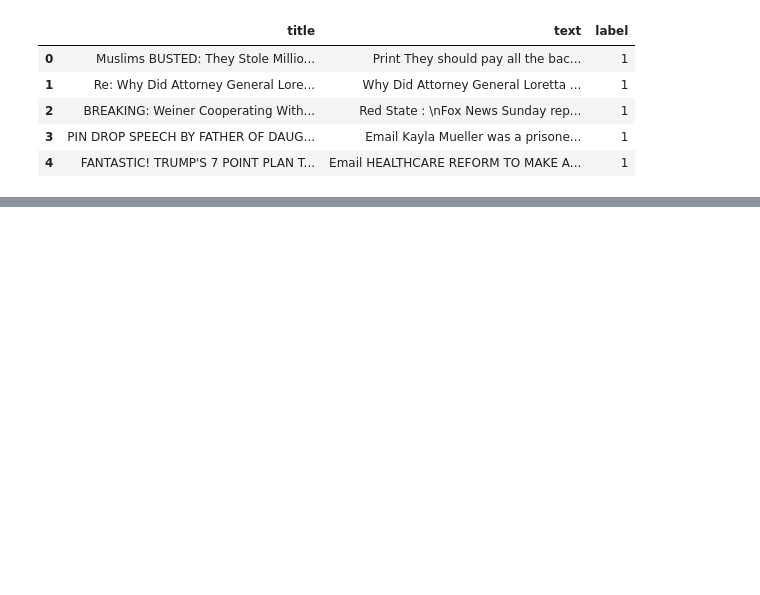
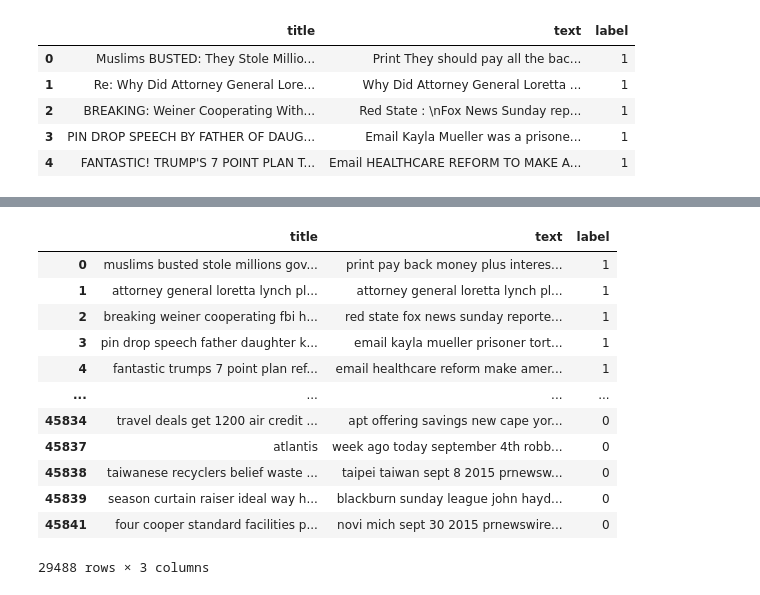
Before and after one commit to krystaldowling/MAST30034_Final_Project-, a Jupyter notebook: Preprocessing/FinalProject_preprocessing.ipynb, the cells around one changed output, grey strips where cells are left out. Cells and saved outputs as stored; diff of their text form; code cells hidden in the pictures; blank space fills up the shorter version.

```diff
--- a/Preprocessing/FinalProject_preprocessing.ipynb
+++ b/Preprocessing/FinalProject_preprocessing.ipynb
@@ -321,2 +345,45 @@ dtype: int64
+# %%
+# Putting text and title in lower case
+data['text'] = data['text'].apply(lambda x: x.lower())
+data['title'] = data['title'].apply(lambda x: x.lower())
+# %%
+# Removing stopwords from text and title columns
+
+# Converting to tokens
+tokens_text = [word_tokenize(news) for news in data.text]
+tokens_title = [word_tokenize(news_title) for news_title in data.title]
+
+# Setting stopwords to be in English
+stoplist = stopwords.words('english')
+
+def removeStopWords(tokens):
+  '''
+  Function takes input of tokens (List of Strings) and removes
+  any words in the list that are stop words. Return List of Strings
+  without stopwords.
+  '''
+  return [word for word in tokens if word not in stoplist]
+
+filtered_words_text = [removeStopWords(news) for news in tokens_text]
+data['text'] = [' '.join(news) for news in filtered_words_text]
+# data['tokens'] = filtered_words
+
+filtered_words_title = [removeStopWords(news) for news in tokens_title]
+data['title'] = [' '.join(news_title) for news_title in filtered_words_title]
+# data['tokens'] = filtered_words
+# %% [output]
+|  | title | text | label |
+| 0 | muslims busted stole millions gov... | print pay back money plus interes... | 1 |
+| 1 | attorney general loretta lynch pl... | attorney general loretta lynch pl... | 1 |
+| 2 | breaking weiner cooperating fbi h... | red state fox news sunday reporte... | 1 |
+| 3 | pin drop speech father daughter k... | email kayla mueller prisoner tort... | 1 |
+| 4 | fantastic trumps 7 point plan ref... | email healthcare reform make amer... | 1 |
+| ... | ... | ... | ... |
+| 45834 | travel deals get 1200 air credit ... | apt offering savings new cape yor... | 0 |
+| 45837 | atlantis | week ago today september 4th robb... | 0 |
+| 45838 | taiwanese recyclers belief waste ... | taipei taiwan sept 8 2015 prnewsw... | 0 |
+| 45839 | season curtain raiser ideal way h... | blackburn sunday league john hayd... | 0 |
+| 45841 | four cooper standard facilities p... | novi mich sept 30 2015 prnewswire... | 0 |
+29488 rows × 3 columns
 # %%
 # Convert to csv
```
Also changed, not shown: parts of 8 cells of this notebook.
